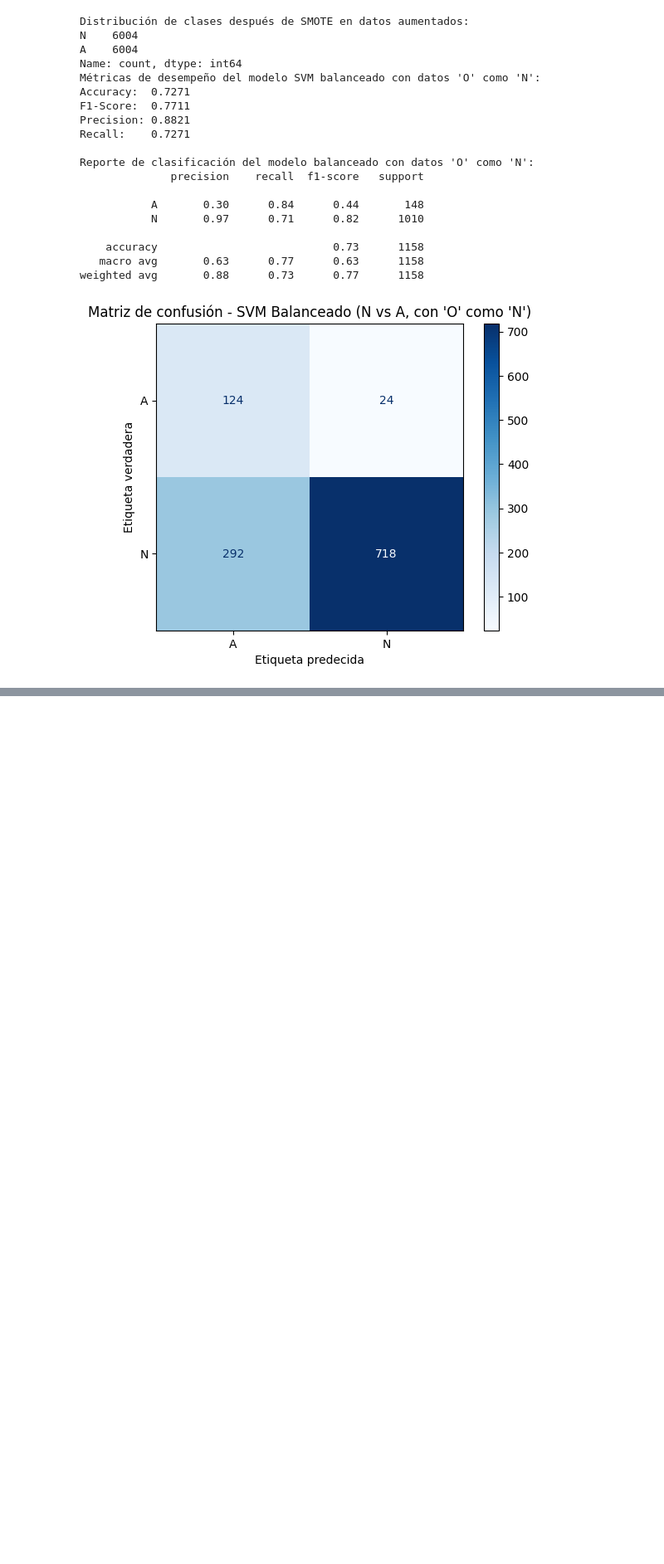
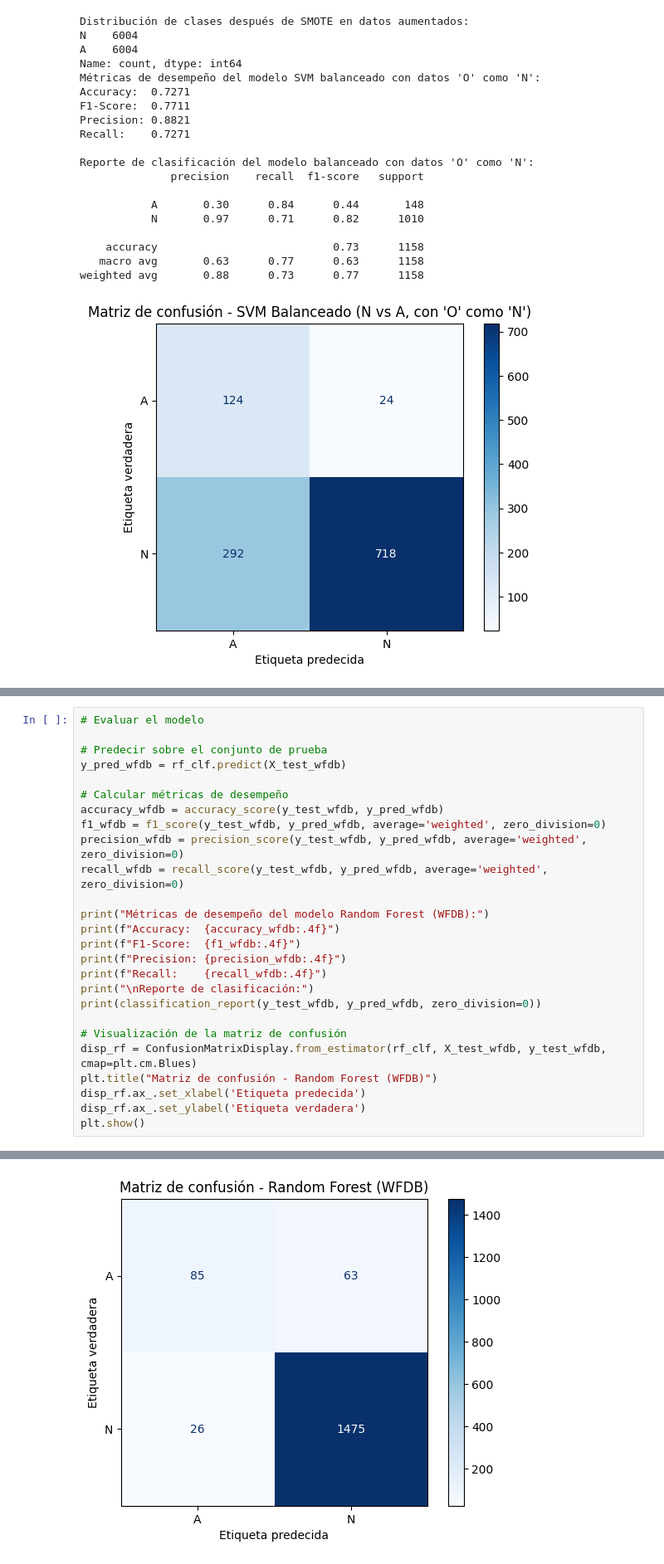
Before and after one commit to Mrldmz/MachineLearning, a Jupyter notebook: proyecto/Semana_2_Reproduccion_Baseline.ipynb, the cells around one changed output, grey strips where cells are left out. Shown at 83% size. Saved outputs shown, nothing was run; the diff lists cells and outputs as text; blank space fills up the shorter version.

```diff
--- a/proyecto/Semana_2_Reproduccion_Baseline.ipynb
+++ b/proyecto/Semana_2_Reproduccion_Baseline.ipynb
@@ -495,0 +612,27 @@ weighted avg       0.88      0.73      0.77      1158
+# %%
+# Evaluar el modelo
+
+# Predecir sobre el conjunto de prueba
+y_pred_wfdb = rf_clf.predict(X_test_wfdb)
+
+# Calcular métricas de desempeño
+accuracy_wfdb = accuracy_score(y_test_wfdb, y_pred_wfdb)
+f1_wfdb = f1_score(y_test_wfdb, y_pred_wfdb, average='weighted', zero_division=0)
+precision_wfdb = precision_score(y_test_wfdb, y_pred_wfdb, average='weighted', zero_division=0)
+recall_wfdb = recall_score(y_test_wfdb, y_pred_wfdb, average='weighted', zero_division=0)
+
+print("Métricas de desempeño del modelo Random Forest (WFDB):")
+print(f"Accuracy:  {accuracy_wfdb:.4f}")
+print(f"F1-Score:  {f1_wfdb:.4f}")
+print(f"Precision: {precision_wfdb:.4f}")
+print(f"Recall:    {recall_wfdb:.4f}")
+print("\nReporte de clasificación:")
+print(classification_report(y_test_wfdb, y_pred_wfdb, zero_division=0))
+
+# Visualización de la matriz de confusión
+disp_rf = ConfusionMatrixDisplay.from_estimator(rf_clf, X_test_wfdb, y_test_wfdb, cmap=plt.cm.Blues)
+plt.title("Matriz de confusión - Random Forest (WFDB)")
+disp_rf.ax_.set_xlabel('Etiqueta predecida')
+disp_rf.ax_.set_ylabel('Etiqueta verdadera')
+plt.show()
+# %% [output]
@@ -495,0 +654 @@ weighted avg       0.88      0.73      0.77      1158
+[figure, added]
```
Also changed, not shown: parts of 7 cells of this notebook.
